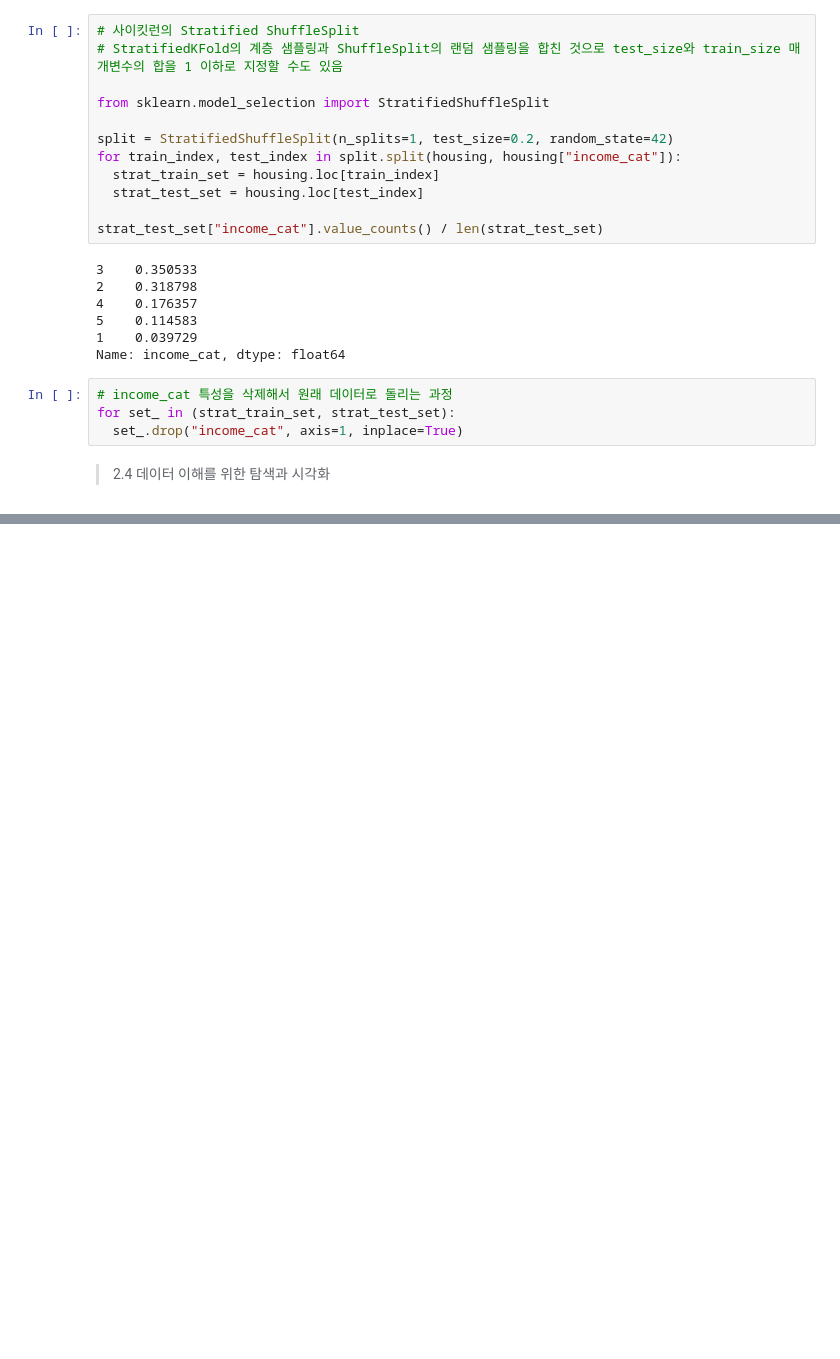
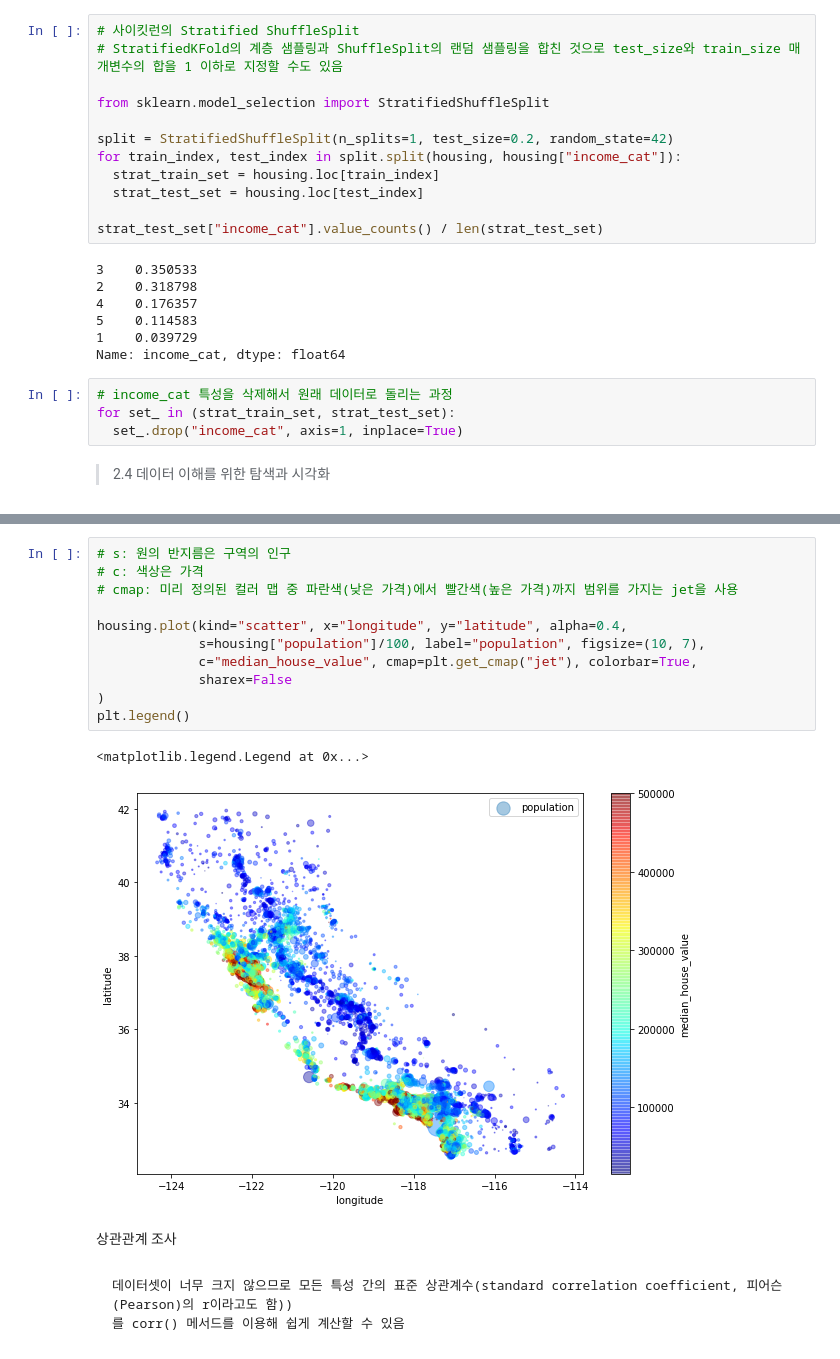
Before and after one commit to js-june-moon/practice, a Jupyter notebook: HandsOnML.ipynb, the cells around one changed output, grey strips where cells are left out. Cells and saved outputs as stored; diff of their text form; blank space fills up the shorter version.

```diff
--- a/HandsOnML.ipynb
+++ b/HandsOnML.ipynb
@@ -507,0 +524,19 @@ for set_ in (strat_train_set, strat_test_set):
+# %%
+# s: 원의 반지름은 구역의 인구
+# c: 색상은 가격
+# cmap: 미리 정의된 컬러 맵 중 파란색(낮은 가격)에서 빨간색(높은 가격)까지 범위를 가지는 jet을 사용
+
+housing.plot(kind="scatter", x="longitude", y="latitude", alpha=0.4,
+             s=housing["population"]/100, label="population", figsize=(10, 7),
+             c="median_house_value", cmap=plt.get_cmap("jet"), colorbar=True,
+             sharex=False
+)
+plt.legend()
+# %% [output]
+<matplotlib.legend.Legend at 0x...>
+[figure, added]
+# %% [markdown]
+상관관계 조사
+# %% [markdown]
+    데이터셋이 너무 크지 않으므로 모든 특성 간의 표준 상관계수(standard correlation coefficient, 피어슨(Pearson)의 r이라고도 함))
+    를 corr() 메서드를 이용해 쉽게 계산할 수 있음
```
Also changed, not shown: parts of 9 cells of this notebook.
